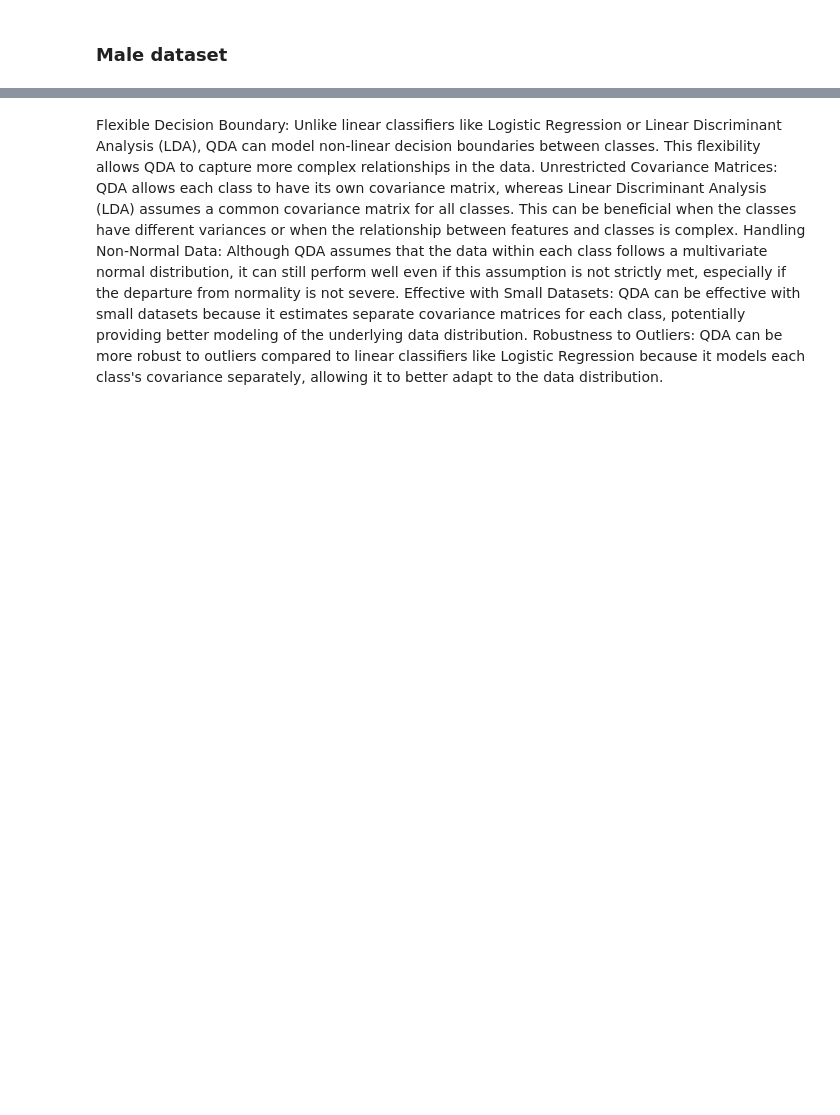
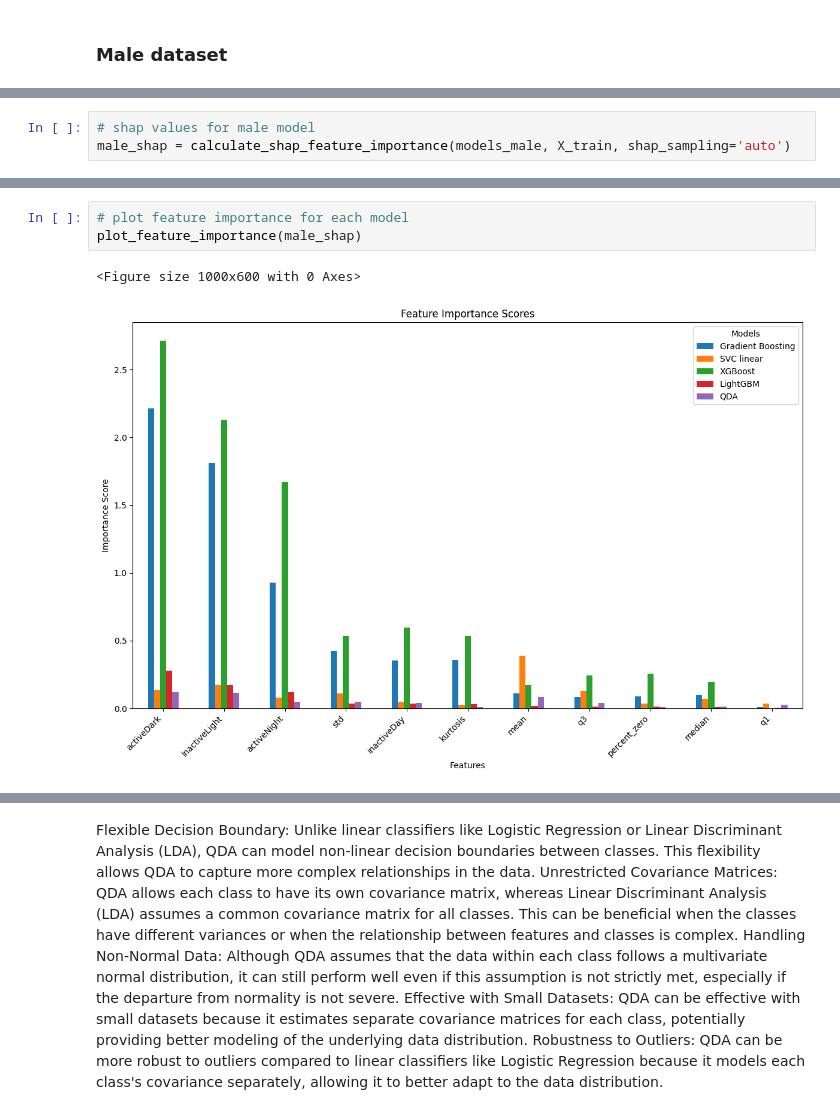
Before and after one commit to zoonalink/IGP-depresjon-MF, a Jupyter notebook: model/model-1.ipynb, the cells around one changed output, grey strips where cells are left out. Drawn from its saved outputs; the diff is of its cells as text; blank space fills up the shorter version.

```diff
--- a/model/model-1.ipynb
+++ b/model/model-1.ipynb
@@ -182,0 +317,3 @@ TODO add metric maths to slides and their importance (contextual)
+# %%
+# shap values for male model
+male_shap = calculate_shap_feature_importance(models_male, X_train, shap_sampling='auto')
@@ -182,0 +324,6 @@ TODO add metric maths to slides and their importance (contextual)
+# %%
+# plot feature importance for each model
+plot_feature_importance(male_shap)
+# %% [output]
+<Figure size 1000x600 with 0 Axes>
+[figure, added]
```
Also changed, not shown: parts of 29 cells of this notebook, 13 other files.
